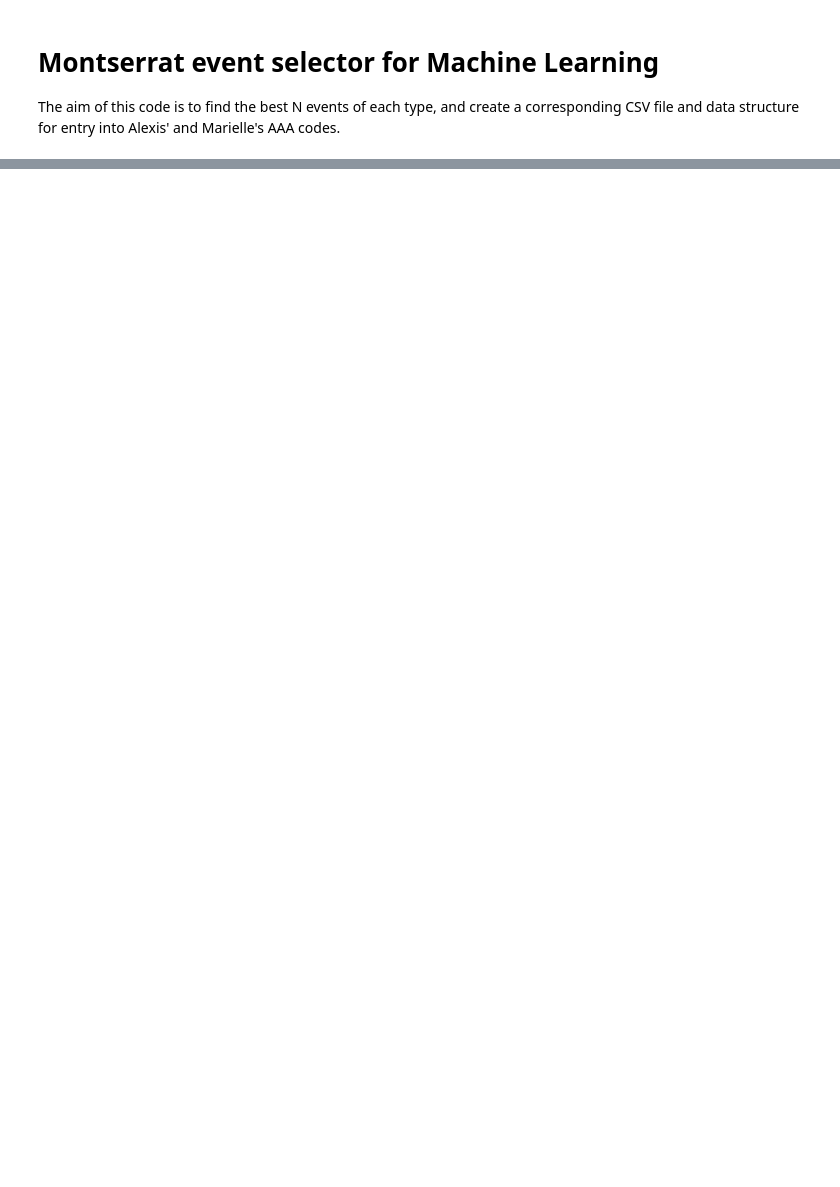
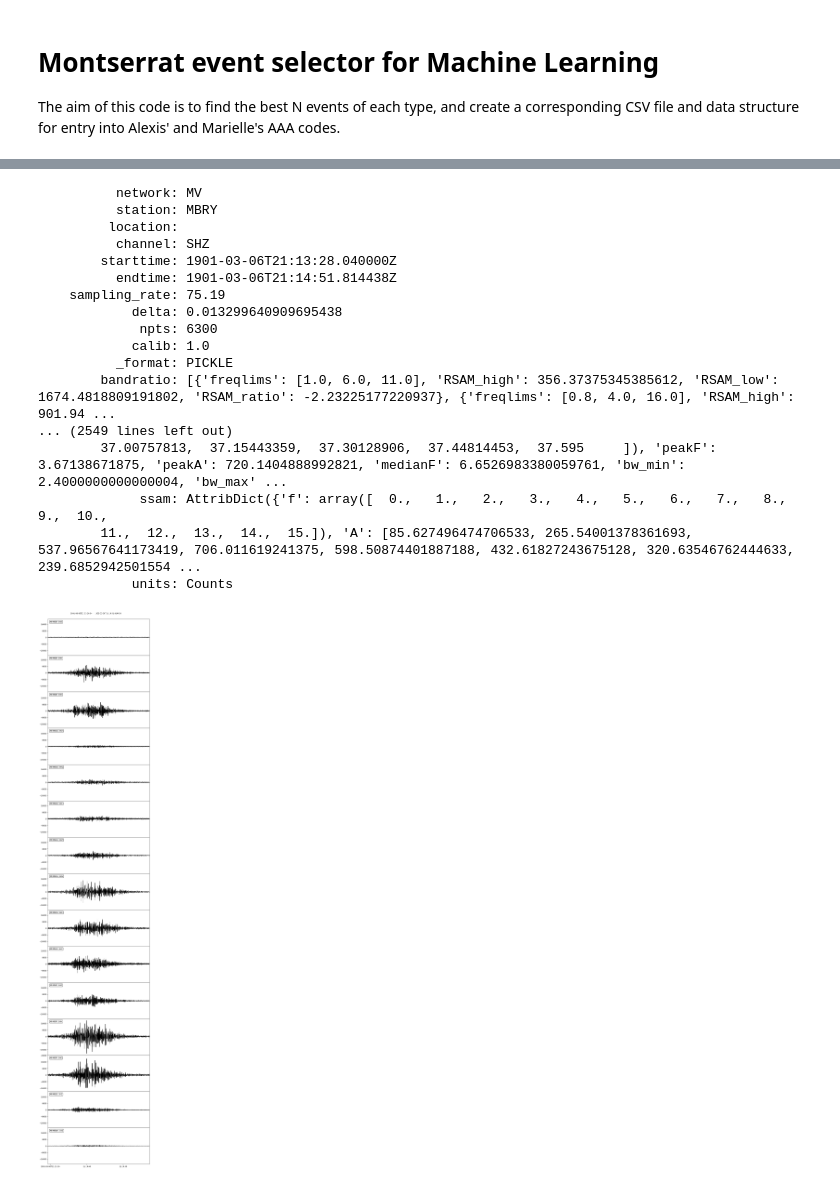
Before and after one commit to gthompson/kitchensinkGT, a Jupyter notebook: PROJECTS/MontserratML/10_select_best_events.ipynb, the cells around one changed output, grey strips where cells are left out. Cells and saved outputs as stored; diff of their text form; code cells hidden in the pictures; blank space fills up the shorter version.

Commit message:
should now correct data

```diff
--- a/PROJECTS/MontserratML/10_select_best_events.ipynb
+++ b/PROJECTS/MontserratML/10_select_best_events.ipynb
@@ -442,0 +503,52 @@ How many events of each subclass do you want in training+test datasets?30
+# %%
+# Here we plot the first 1-minute of each selected event file, padding if needed
+# We do this mainly to see the variable onset time of signals within event files
+import pandas as pd
+aaa_infile = 'aaa_labelled_events.csv'
+dfAAA = pd.read_csv(aaa_infile)
+for i, row in dfAAA.iterrows():
+    st = read(row['path'])
+    st = st.select(station='MBLG', component='Z')
+    if len(st):
+        stime = st[0].stats.starttime
+        st.trim(starttime=stime,endtime=stime+60,pad=True,fill_value=0)
+        st.plot();
+        print('subclass = %s' % row['class'])
+        #dummy = input('ENTER to see next signal')
+# %%
+# See if Pickle files are corrected
+import matplotlib.pyplot as plt
+import pandas as pd
+from obspy.core import read, UTCDateTime
+outfile = 'catalog_all.csv'
+dfall = pd.read_csv(outfile)
+df = dfall.copy()
+df.sort_values(by=['trigger_duration'],ascending=False)
+for i,row in df.iterrows():
+    abpath =row['path'].replace('./WAV', '/Users/thompsong/DATA/MVO/PICKLE') + '.pickle'
+    st = read(abpath)
+    for tr in st:
+        print(tr.stats)
+    st.plot()
+    dummy = input('ENTER to see next event, or q to quit')
+    if dummy=='q':
+        break
+# %% [output]
+          network: MV
+          station: MBRY
+         location:
+          channel: SHZ
+        starttime: 1901-03-06T21:13:28.040000Z
+          endtime: 1901-03-06T21:14:51.814438Z
+    sampling_rate: 75.19
+            delta: 0.013299640909695438
+             npts: 6300
+            calib: 1.0
+          _format: PICKLE
+        bandratio: [{'freqlims': [1.0, 6.0, 11.0], 'RSAM_high': 356.37375345385612, 'RSAM_low': 1674.4818809191802, 'RSAM_ratio': -2.23225177220937}, {'freqlims': [0.8, 4.0, 16.0], 'RSAM_high': 901.94 ...
+... (2549 lines left out)
+        37.00757813,  37.15443359,  37.30128906,  37.44814453,  37.595     ]), 'peakF': 3.67138671875, 'peakA': 720.1404888992821, 'medianF': 6.6526983380059761, 'bw_min': 2.4000000000000004, 'bw_max' ...
+             ssam: AttribDict({'f': array([  0.,   1.,   2.,   3.,   4.,   5.,   6.,   7.,   8.,   9.,  10.,
+        11.,  12.,  13.,  14.,  15.]), 'A': [85.627496474706533, 265.54001378361693, 537.96567641173419, 706.011619241375, 598.50874401887188, 432.61827243675128, 320.63546762444633, 239.6852942501554 ...
+            units: Counts
+[figure, added]
```
Also changed, not shown: parts of 4 cells of this notebook, 4 other files.
